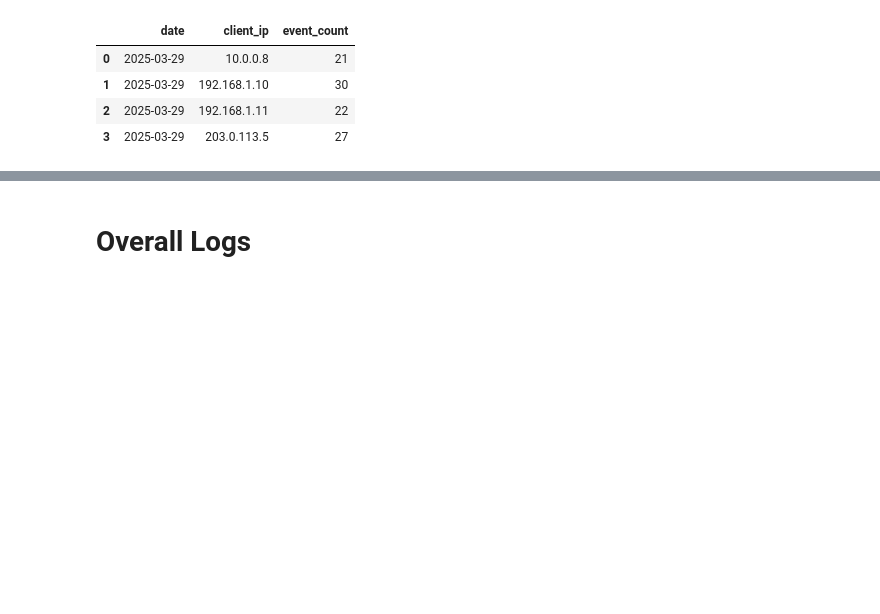
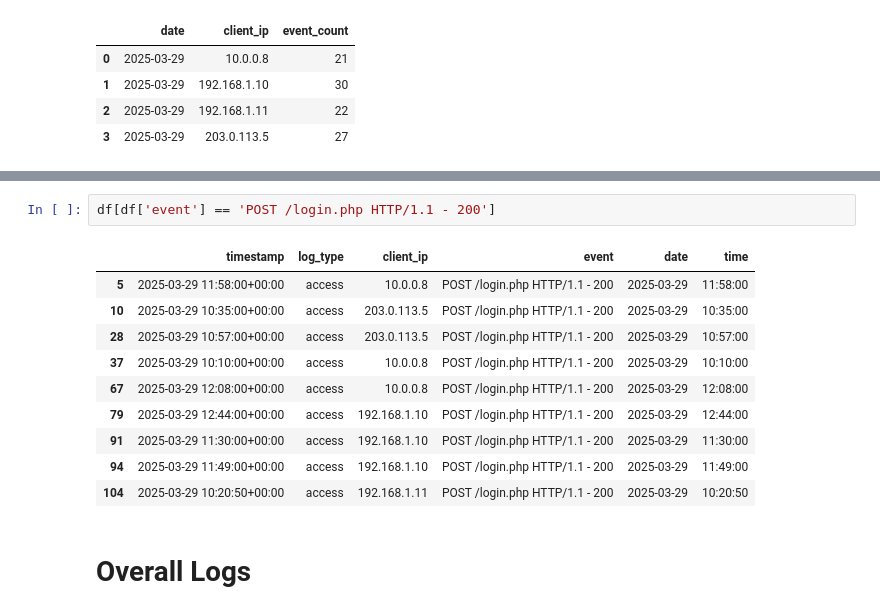
Before and after one commit to Zz1rg/CyberGroup2, a Jupyter notebook: AnalyzeLog_ParsingTxtEdition.ipynb, the cells around one changed output, grey strips where cells are left out. Drawn from its saved outputs; the diff is of its cells as text; blank space fills up the shorter version.

```diff
--- a/AnalyzeLog_ParsingTxtEdition.ipynb
+++ b/AnalyzeLog_ParsingTxtEdition.ipynb
@@ -95,3 +108,16 @@ group_df
+# %%
+df[df['event'] == 'POST /login.php HTTP/1.1 - 200']
+# %% [output]
+|  | timestamp | log_type | client_ip | event | date | time |
+| 5 | 2025-03-29 11:58:00+00:00 | access | 10.0.0.8 | POST /login.php HTTP/1.1 - 200 | 2025-03-29 | 11:58:00 |
+| 10 | 2025-03-29 10:35:00+00:00 | access | 203.0.113.5 | POST /login.php HTTP/1.1 - 200 | 2025-03-29 | 10:35:00 |
+| 28 | 2025-03-29 10:57:00+00:00 | access | 203.0.113.5 | POST /login.php HTTP/1.1 - 200 | 2025-03-29 | 10:57:00 |
+| 37 | 2025-03-29 10:10:00+00:00 | access | 10.0.0.8 | POST /login.php HTTP/1.1 - 200 | 2025-03-29 | 10:10:00 |
+| 67 | 2025-03-29 12:08:00+00:00 | access | 10.0.0.8 | POST /login.php HTTP/1.1 - 200 | 2025-03-29 | 12:08:00 |
+| 79 | 2025-03-29 12:44:00+00:00 | access | 192.168.1.10 | POST /login.php HTTP/1.1 - 200 | 2025-03-29 | 12:44:00 |
+| 91 | 2025-03-29 11:30:00+00:00 | access | 192.168.1.10 | POST /login.php HTTP/1.1 - 200 | 2025-03-29 | 11:30:00 |
+| 94 | 2025-03-29 11:49:00+00:00 | access | 192.168.1.10 | POST /login.php HTTP/1.1 - 200 | 2025-03-29 | 11:49:00 |
+| 104 | 2025-03-29 10:20:50+00:00 | access | 192.168.1.11 | POST /login.php HTTP/1.1 - 200 | 2025-03-29 | 10:20:50 |
 # %% [markdown]
 # Overall Logs
 # %%
```
Also changed, not shown: parts of 7 cells of this notebook, 2 other files.
